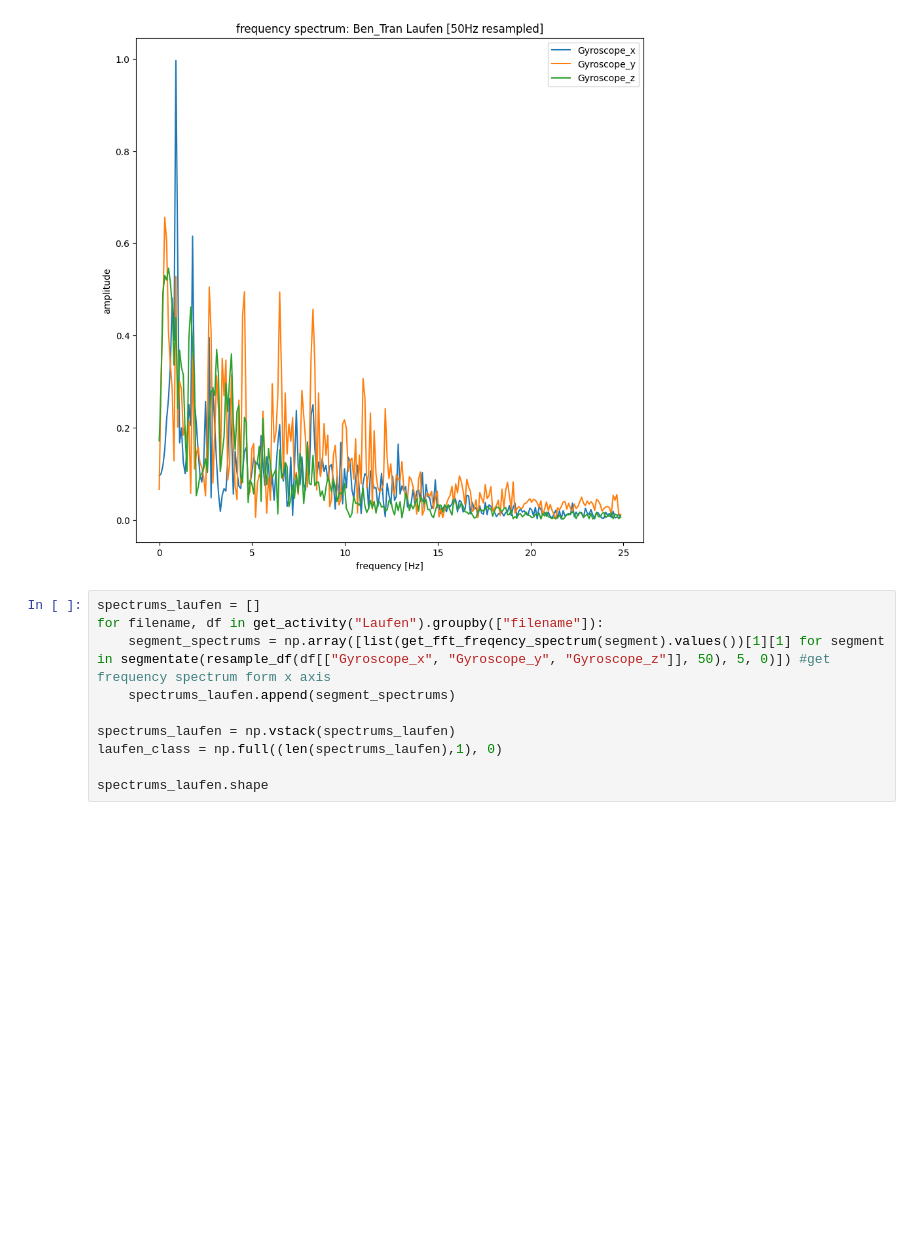
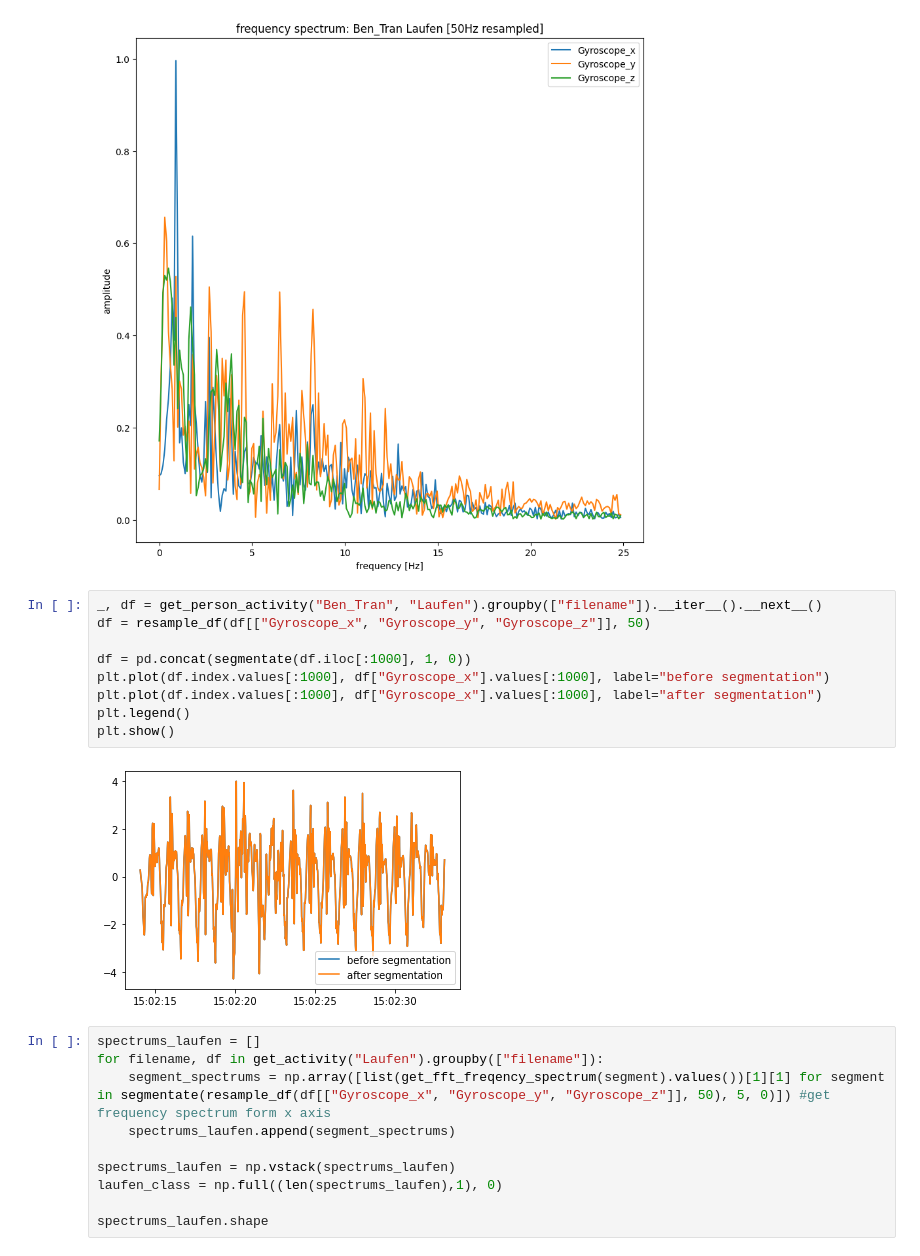
Before and after one commit to Sensor-Based-Activity-Recognition/explorative-data-analysis, a Jupyter notebook: eda_gyroscope.ipynb, the cells around one changed output. Cells and saved outputs as stored; diff of their text form; blank space fills up the shorter version.

```diff
--- a/eda_gyroscope.ipynb
+++ b/eda_gyroscope.ipynb
@@ -112,6 +112,17 @@ for filename, df in get_person_activity("Ben_Tran", "Laufen").groupby(["filename
 # %% [output]
 [figure]
 [figure]
+# %%
+_, df = get_person_activity("Ben_Tran", "Laufen").groupby(["filename"]).__iter__().__next__()
+df = resample_df(df[["Gyroscope_x", "Gyroscope_y", "Gyroscope_z"]], 50)
+
+df = pd.concat(segmentate(df.iloc[:1000], 1, 0))
+plt.plot(df.index.values[:1000], df["Gyroscope_x"].values[:1000], label="before segmentation")
+plt.plot(df.index.values[:1000], df["Gyroscope_x"].values[:1000], label="after segmentation")
+plt.legend()
+plt.show()
+# %% [output]
+[figure, added]
 # %%
 spectrums_laufen = []
 for filename, df in get_activity("Laufen").groupby(["filename"]):
```
